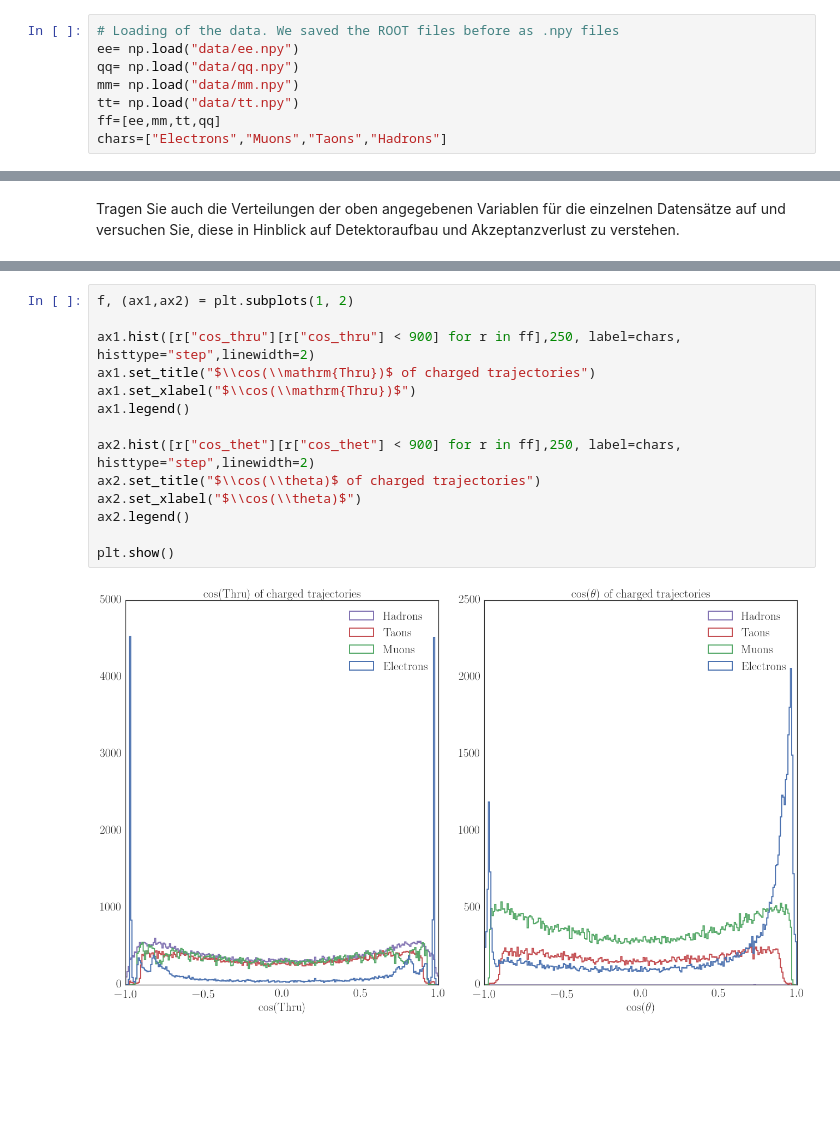
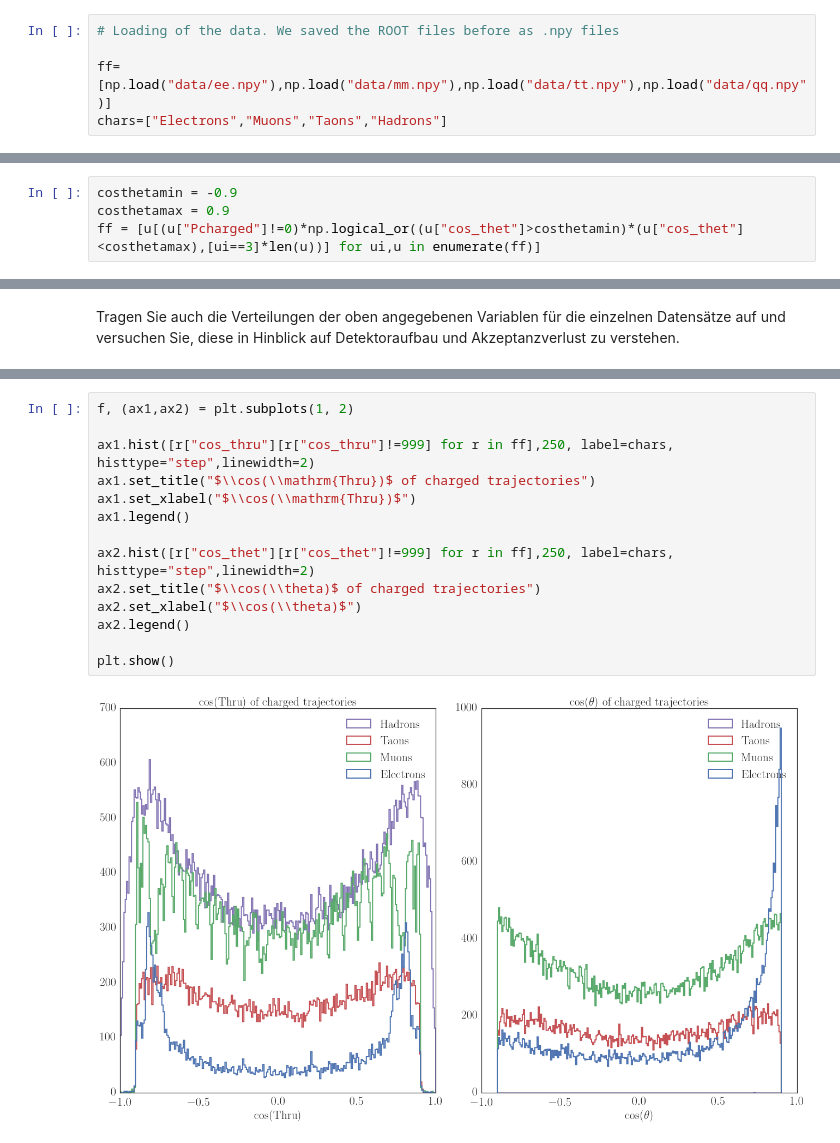
Before and after one commit to Bondzio/fp, a Jupyter notebook: Z0/analysis/Montecarlo_data.ipynb, the cells around one changed output, grey strips where cells are left out. Cells and saved outputs as stored; diff of their text form; blank space fills up the shorter version.

```diff
--- a/Z0/analysis/Montecarlo_data.ipynb
+++ b/Z0/analysis/Montecarlo_data.ipynb
@@ -22,9 +27,6 @@ rcParams['axes.titlesize'] = fontsize_labels
 rcParams['figure.figsize'] = (3*6.2, 3*3.83)  # in inches; width corresponds to \textwidth in latex document (golden ratio)
 # %%
 # Loading of the data. We saved the ROOT files before as .npy files
-ee= np.load("data/ee.npy")
-qq= np.load("data/qq.npy")
-mm= np.load("data/mm.npy")
-tt= np.load("data/tt.npy")
-ff=[ee,mm,tt,qq]
+
+ff=[np.load("data/ee.npy"),np.load("data/mm.npy"),np.load("data/tt.npy"),np.load("data/qq.npy")]
 chars=["Electrons","Muons","Taons","Hadrons"]
@@ -31,3 +61,7 @@ chars=["Electrons","Muons","Taons","Hadrons"]
+# %%
+costhetamin = -0.9
+costhetamax = 0.9
+ff = [u[(u["Pcharged"]!=0)*np.logical_or((u["cos_thet"]>costhetamin)*(u["cos_thet"]<costhetamax),[ui==3]*len(u))] for ui,u in enumerate(ff)]
 # %% [markdown]
 FRAGE
 Betrachten Sie die cos(Θ)-Verteilung der Elektronen. Versuchen Sie diese im Hinblick
@@ -78,19 +112,19 @@ plt.show()
 # %%
 f, (ax1,ax2) = plt.subplots(1, 2)
 
-ax1.hist([r["cos_thru"][r["cos_thru"] < 900] for r in ff],250, label=chars, histtype="step",linewidth=2)
+ax1.hist([r["cos_thru"][r["cos_thru"]!=999] for r in ff],250, label=chars, histtype="step",linewidth=2)
 ax1.set_title("$\\cos(\\mathrm{Thru})$ of charged trajectories")
 ax1.set_xlabel("$\\cos(\\mathrm{Thru})$")
 ax1.legend()
 
-ax2.hist([r["cos_thet"][r["cos_thet"] < 900] for r in ff],250, label=chars, histtype="step",linewidth=2)
+ax2.hist([r["cos_thet"][r["cos_thet"]!=999] for r in ff],250, label=chars, histtype="step",linewidth=2)
 ax2.set_title("$\\cos(\\theta)$ of charged trajectories")
 ax2.set_xlabel("$\\cos(\\theta)$")
 ax2.legend()
 
 plt.show()
 # %% [output]
-[figure, old version]
+[figure, new version]
 # %%
 f, ((ax1, ax2), (ax3, ax4)) = plt.subplots(2, 2, sharex='col', sharey='row')
 
```
Also changed, not shown: parts of 24 cells of this notebook, 2 other files.
